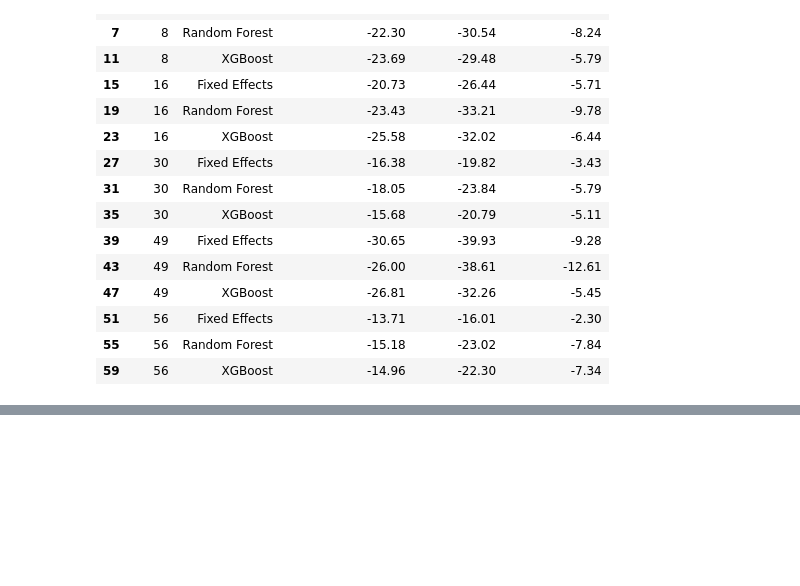
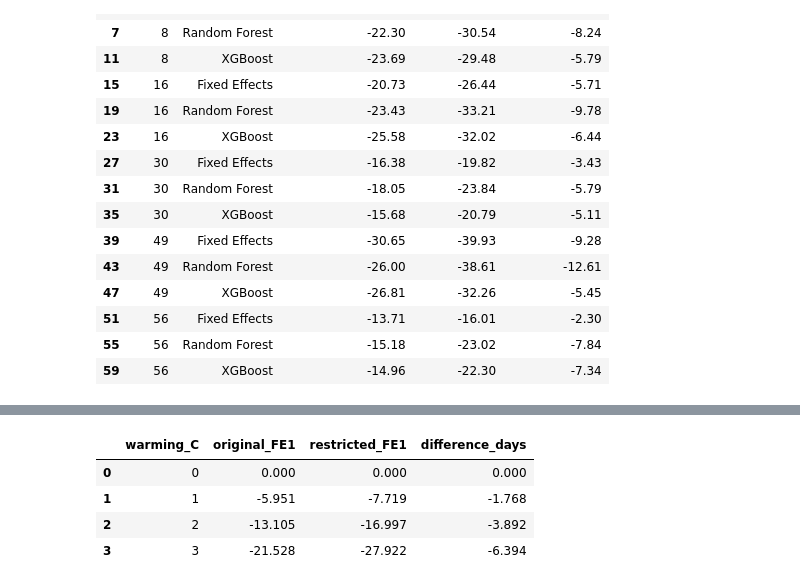
Before and after one commit to evasbenson/snow-ml-thesis, a Jupyter notebook: code/snow_model.ipynb, the cells around one changed output, grey strips where cells are left out. Drawn from its saved outputs; the diff is of its cells as text; code cells hidden in the pictures; blank space fills up the shorter version.

```diff
--- a/code/snow_model.ipynb
+++ b/code/snow_model.ipynb
@@ -15594,0 +21189,79 @@ display(
+# %%
+import pandas as pd
+import numpy as np
+
+# ------------------------------------------------------------
+# 1. EXTRACT TEMPERATURE COEFFICIENTS
+# ------------------------------------------------------------
+
+variable = "positive_degree_days_2000m"
+
+beta_full = model_full.params[variable]
+beta_restricted = model_restricted.params[variable]
+
+print("Full-sample PDD coefficient:", round(beta_full, 6))
+print("Restricted PDD coefficient:", round(beta_restricted, 6))
+
+# ------------------------------------------------------------
+# 2. RECOVER WARMING-INDUCED PDD CHANGES
+# ------------------------------------------------------------
+
+s = scenarios.copy()
+
+s["fips"] = (
+    s["fips"]
+    .astype(str)
+    .str.replace(r"\.0$", "", regex=True)
+    .str.zfill(5)
+)
+
+s["year"] = s["year"].astype(int)
+
+# Original FE1 warming response
+s["original_change"] = s["FE1 Baseline_change"]
+
+# Recover implied change in PDD
+s["implied_pdd_change"] = (
+    s["original_change"] / beta_full
+)
+
+# ------------------------------------------------------------
+# 3. APPLY RESTRICTED MODEL COEFFICIENT
+# ------------------------------------------------------------
+
+s["restricted_change"] = (
+    beta_restricted * s["implied_pdd_change"]
+)
+
+# Equivalent to scaling the original FE1 response
+# by the ratio of temperature coefficients.
+
+# ------------------------------------------------------------
+# 4. COMPARE WARMING RESPONSES
+# ------------------------------------------------------------
+
+comparison = (
+    s[s["year"].between(2008, 2023)]
+    .groupby("warming_C")
+    .agg(
+        original_FE1=("original_change", "mean"),
+        restricted_FE1=("restricted_change", "mean")
+    )
+    .reset_index()
+)
+
+comparison["difference_days"] = (
+    comparison["restricted_FE1"]
+    - comparison["original_FE1"]
+)
+
+print("\nFE1 WARMING SCENARIO COMPARISON")
+display(comparison.round(3))
+
+# ------------------------------------------------------------
+# 5. CHECK COEFFICIENT SCALING
+# ------------------------------------------------------------
+
+print("\nTEMPERATURE SENSITIVITY RATIO")
+print(round(beta_restricted / beta_full, 3))
+# %% [output]
@@ -15594,0 +21272,5 @@ display(
+|  | warming_C | original_FE1 | restricted_FE1 | difference_days |
+| 0 | 0 | 0.000 | 0.000 | 0.000 |
+| 1 | 1 | -5.951 | -7.719 | -1.768 |
+| 2 | 2 | -13.105 | -16.997 | -3.892 |
+| 3 | 3 | -21.528 | -27.922 | -6.394 |
```
Also changed, not shown: parts of 40 cells of this notebook, 57 other files.
